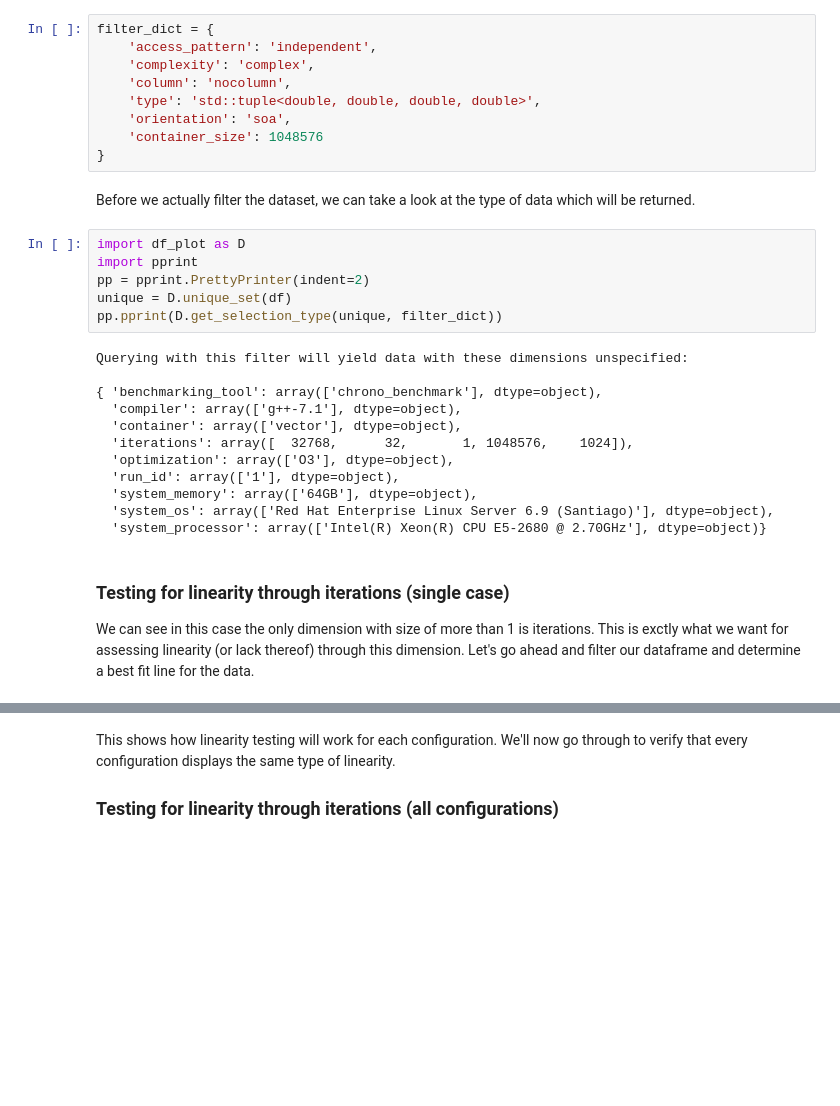
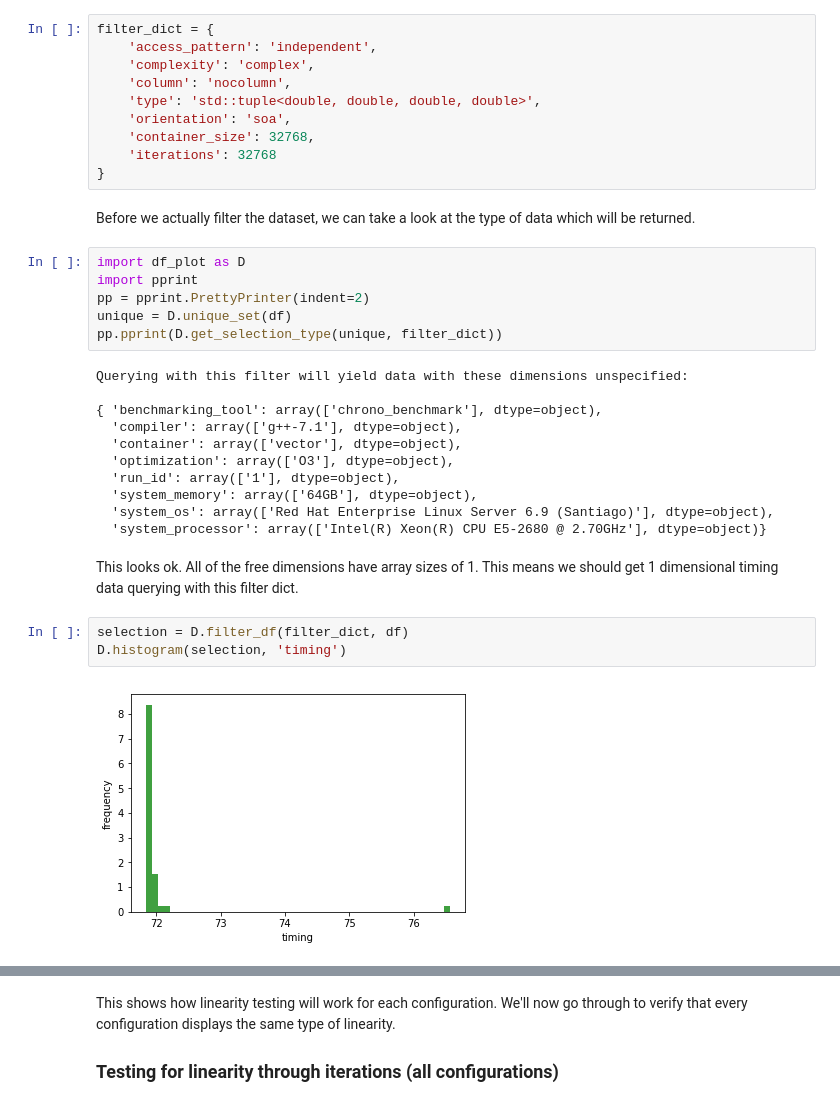
Before and after one commit to gress2/unpack-analysis-2, a Jupyter notebook: Analysis 2.ipynb, the cells around one changed output, grey strips where cells are left out. Drawn from its saved outputs; the diff is of its cells as text; blank space fills up the shorter version.

```diff
--- a/Analysis 2.ipynb
+++ b/Analysis 2.ipynb
@@ -15,7 +25,8 @@ filter_dict = {
     'column': 'nocolumn',
     'type': 'std::tuple<double, double, double, double>',
     'orientation': 'soa',
-    'container_size': 1048576
+    'container_size': 32768,
+    'iterations': 32768
 }
 # %% [markdown]
 Before we actually filter the dataset, we can take a look at the type of data which will be returned.
@@ -31,13 +42,15 @@ Querying with this filter will yield data with these dimensions unspecified:
 { 'benchmarking_tool': array(['chrono_benchmark'], dtype=object),
   'compiler': array(['g++-7.1'], dtype=object),
   'container': array(['vector'], dtype=object),
-  'iterations': array([  32768,      32,       1, 1048576,    1024]),
   'optimization': array(['O3'], dtype=object),
   'run_id': array(['1'], dtype=object),
   'system_memory': array(['64GB'], dtype=object),
   'system_os': array(['Red Hat Enterprise Linux Server 6.9 (Santiago)'], dtype=object),
   'system_processor': array(['Intel(R) Xeon(R) CPU E5-2680 @ 2.70GHz'], dtype=object)}
-# %% [markdown]
-### Testing for linearity through iterations (single case)
-
-We can see in this case the only dimension with size of more than 1 is iterations. This is exctly what we want for assessing linearity (or lack thereof) through this dimension. Let's go ahead and filter our dataframe and determine a best fit line for the data.
+# %% [markdown]
+This looks ok. All of the free dimensions have array sizes of 1. This means we should get 1 dimensional timing data querying with this filter dict.
+# %%
+selection = D.filter_df(filter_dict, df)
+D.histogram(selection, 'timing')
+# %% [output]
+[figure, added]
```
Also changed, not shown: parts of 14 cells of this notebook, 1 other file.
